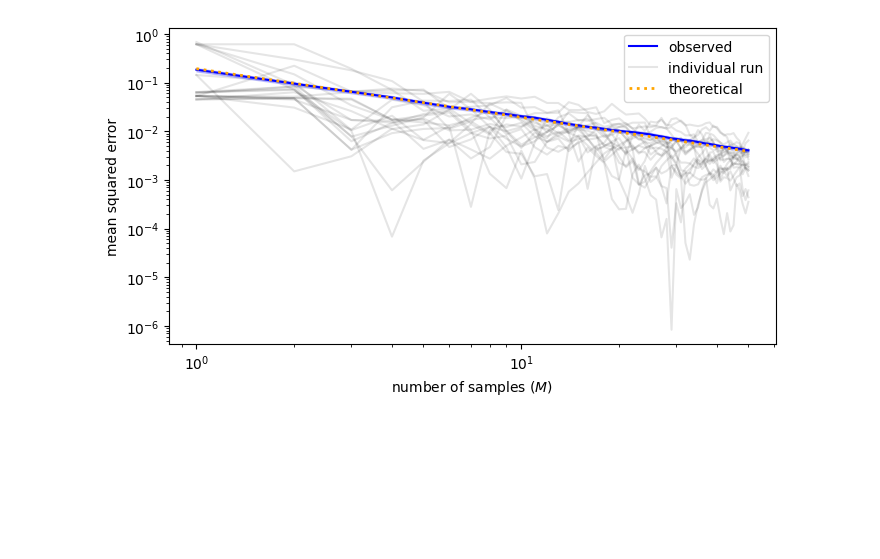
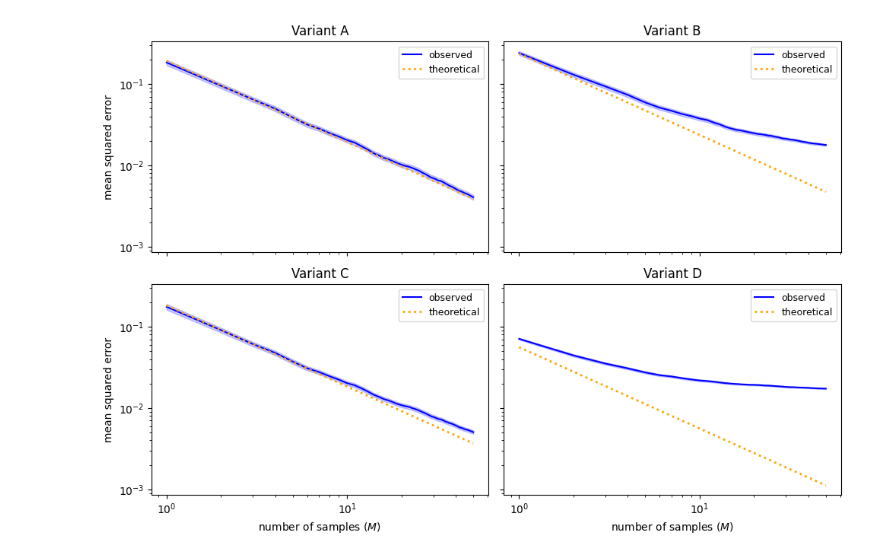
Before and after one commit to timvieira/testing-randomized-algorithms, a Jupyter notebook: content/testing-randomized-algorithms.ipynb, the cells around one changed output. Saved outputs shown, nothing was run; the diff lists cells and outputs as text; code cells hidden in the pictures; blank space fills up the shorter version.

```diff
--- a/content/testing-randomized-algorithms.ipynb
+++ b/content/testing-randomized-algorithms.ipynb
@@ -31,3 +86,13 @@ p = np.random.dirichlet(np.ones(N))
 cond = np.random.uniform(0, 1, size=N) < 0.5
 Z = p[cond].sum()
 target = p * cond
+# %%
+np.random.seed(0)
+reps = 1_000
+for name, awrs in variants.items():
+    have = np.zeros(N)
+    for r in range(1, 1 + reps):
+        (x, w) = awrs(p, lambda x: cond[x])
+        have[x] += w
+    err = abs(have / reps - target).sum()
+    print(f'Variant {name}: error = {err:.6f}')
@@ -61,57 +134,56 @@ plt.show()
 # %%
 from scipy import stats
 
 def mean_confidence_interval(data, confidence=0.95):
     n = len(data)
     m = np.mean(data)
     se = stats.sem(data)
     h = se * stats.t.ppf((1 + confidence) / 2, n - 1)
     return m, m - h, m + h
 
-np.random.seed(0)
-reps = 1000
-M = 50
-ms = list(range(1, 1 + M))
-runs_ys = []
-samples = []
+fig, axes = plt.subplots(2, 2, figsize=(10, 7), sharex=True, sharey=True)
 
-for r in range(1, 1 + reps):
-    ys = []
-    have = np.zeros(N)
-    for m in ms:
-        (item, w) = awrs(p, lambda x: cond[x])
-        have[item] += w
-        onehot = np.zeros(N)
-        onehot[item] = w
-        samples.append(onehot)
-        ys.append(np.linalg.norm(have / m - target)**2)
-    runs_ys.append(ys)
+for ax, (name, awrs) in zip(axes.flat, variants.items()):
+    np.random.seed(0)
+    reps = 1000
+    M = 50
+    ms = list(range(1, 1 + M))
+    runs_ys = []
+    samples = []
+    for r in range(1, 1 + reps):
+        ys = []
+        have = np.zeros(N)
+        for m in ms:
+            (item, w) = awrs(p, lambda x: cond[x])
+            have[item] += w
+            onehot = np.zeros(N)
+            onehot[item] = w
+            samples.append(onehot)
+            ys.append(np.linalg.norm(have / m - target)**2)
+        runs_ys.append(ys)
+    runs_ys = np.array(runs_ys)
+    C = np.cov(np.array(samples).T)
+    V = np.trace(C)
+    cis = [mean_confidence_interval(runs_ys[:, m]) for m in range(M)]
+    means = [x[0] for x in cis]
+    lowers = [x[1] for x in cis]
+    uppers = [x[2] for x in cis]
+    ax.plot(ms, means, c='b', label='observed')
+    ax.fill_between(ms, lowers, uppers, alpha=0.2, color='b')
+    ax.plot(ms, V / np.array(ms), label='theoretical',
+            c='orange', zorder=10, lw=2, linestyle=':')
+    ax.set_title(f'Variant {name}')
+    ax.set_xscale('log'); ax.set_yscale('log')
+    ax.legend(fontsize=9)
 
-runs_ys = np.array(runs_ys)
-C = np.cov(np.array(samples).T)
-V = np.trace(C)
-
-means_and_cis = [mean_confidence_interval(runs_ys[:, m]) for m in range(M)]
-means = [x[0] for x in means_and_cis]
-lowers = [x[1] for x in means_and_cis]
-uppers = [x[2] for x in means_and_cis]
-
-fig, ax = plt.subplots(figsize=(7, 4))
-ax.plot(ms, means, c='b', label='observed')
-ax.fill_between(ms, lowers, uppers, alpha=0.2, color='b')
-for r in range(min(20, reps)):
-    ax.plot(ms, runs_ys[r], alpha=0.1, c='k', zorder=-1,
-            label='individual run' if r == 0 else None)
-ax.plot(ms, V / np.array(ms), label='theoretical',
-        c='orange', zorder=10, lw=2, linestyle=':')
-ax.set_xlabel(r'number of samples ($M$)')
-ax.set_ylabel('mean squared error')
-ax.set_xscale('log'); ax.set_yscale('log')
-ax.legend()
+axes[1,0].set_xlabel(r'number of samples ($M$)')
+axes[1,1].set_xlabel(r'number of samples ($M$)')
+axes[0,0].set_ylabel('mean squared error')
+axes[1,0].set_ylabel('mean squared error')
 fig.tight_layout()
 plt.show()
 # %% [output]
-[figure, old version]
+[figure, new version]
 # %%
 import html as html_module
 from graphviz import Digraph
```
Also changed, not shown: parts of 6 cells of this notebook, 11 other files.
